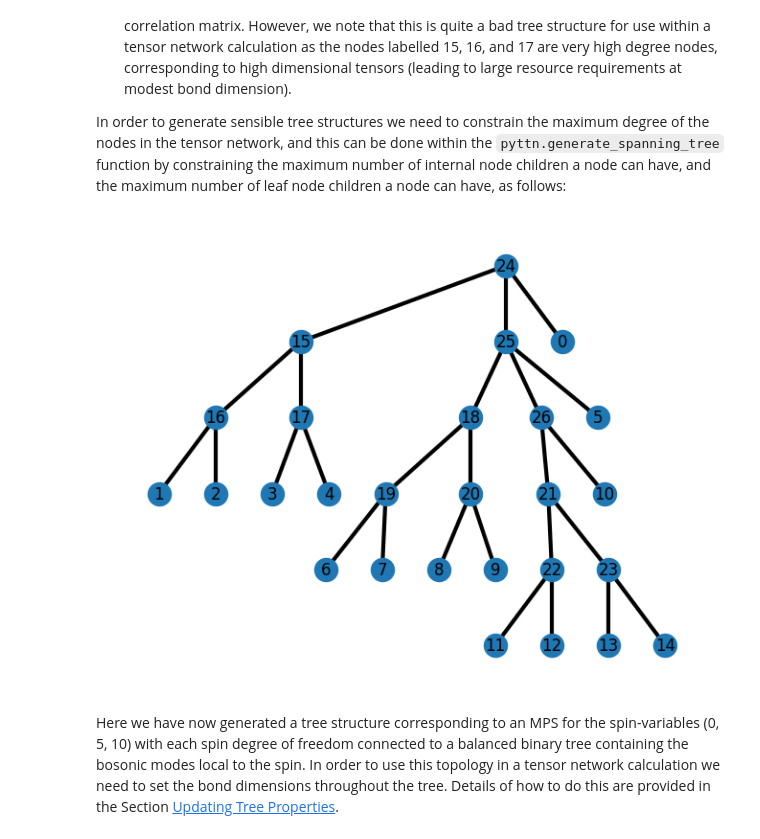
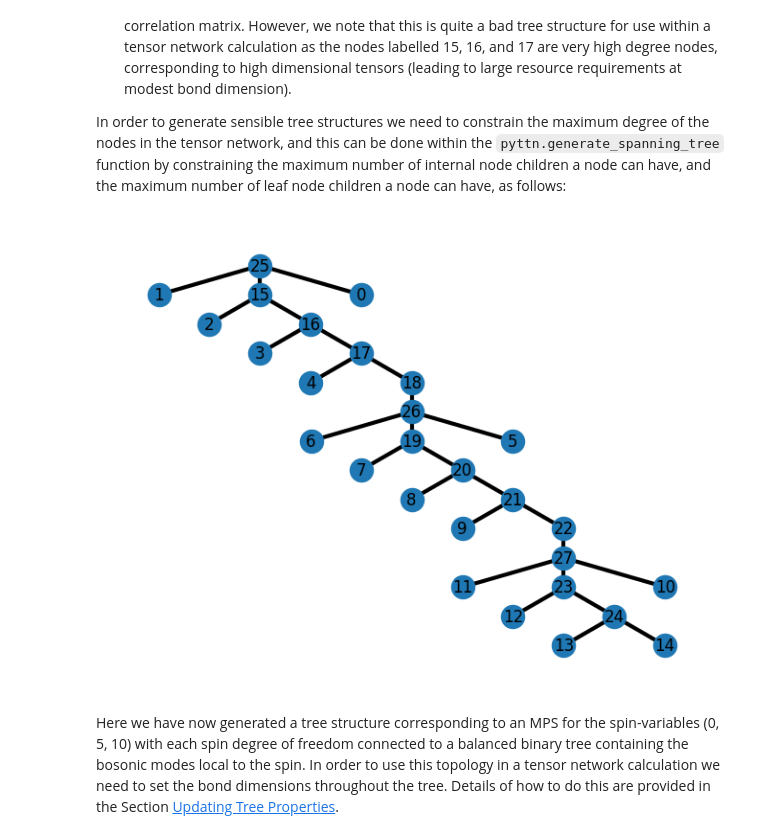
Before and after one commit to llindoy/pyttn, a Jupyter notebook: tutorials/tree_topologies.ipynb, the cells around one changed output. Drawn from its saved outputs; the diff is of its cells as text; code cells hidden in the pictures.

```diff
--- a/tutorials/tree_topologies.ipynb
+++ b/tutorials/tree_topologies.ipynb
@@ -442,13 +442,14 @@ There are several things to note about this:
 
 In order to generate sensible tree structures we need to constrain the maximum degree of the nodes in the tensor network, and this can be done within the `pyttn.generate_spanning_tree` function by constraining the maximum number of internal node children a node can have, and the maximum number of leaf node children a node can have, as follows:
 # %%
-spanning_tree, spanning_root_ind = pyttn.generate_spanning_tree(correlation_matrix, max_internal_children=1, max_leaf_children=2)
+import networkx as nx
+spanning_tree, spanning_root_ind = pyttn.generate_spanning_tree(correlation_matrix, max_children=1)
 
 tree, leaf_ordering = pyttn.convert_nx_to_tree(spanning_tree, root_ind=spanning_root_ind)
 
 pyttn.utils.visualise_tree(tree)
 # %% [output]
-[figure, old version]
+[figure, new version]
 # %% [markdown]
 Here we have now generated a tree structure corresponding to an MPS for the spin-variables (0, 5, 10) with each spin degree of freedom connected to a balanced binary tree containing the bosonic modes local to the spin.  In order to use this topology in a tensor network calculation we need to set the bond dimensions throughout the tree.  Details of how to do this are provided in the Section [Updating Tree Properties](#updating-tree-properties).
 # %% [markdown]
```
Also changed, not shown: parts of 4 cells of this notebook, 5 other files.
